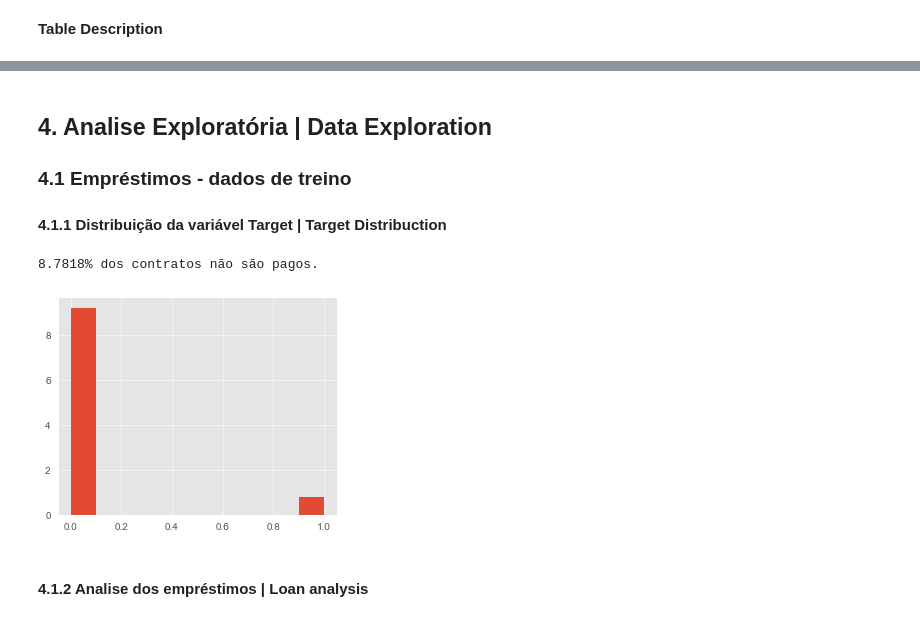
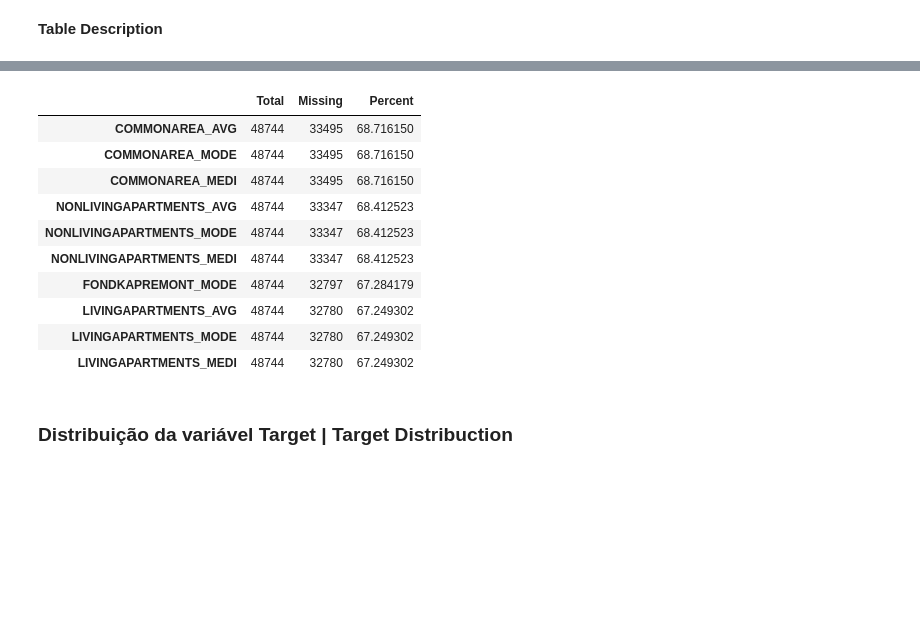
Before and after one commit to balbidatascience/kaggle-home-credit-risk, a Jupyter notebook: Kernel.ipynb, the cells around one changed output, grey strips where cells are left out. Cells and saved outputs as stored; diff of their text form; code cells hidden in the pictures; blank space fills up the shorter version.

Commit message:
analise exploratoria

```diff
--- a/Kernel.ipynb
+++ b/Kernel.ipynb
@@ -175,21 +193,17 @@ TARGET: [ 'Target variable (1 - client with payment difficulties: he/she had lat
+# %%
+# test dataset
+missing_data(test).head(10)
+# %% [output]
+|  | Total | Missing | Percent |
+| COMMONAREA_AVG | 48744 | 33495 | 68.716150 |
+| COMMONAREA_MODE | 48744 | 33495 | 68.716150 |
+| COMMONAREA_MEDI | 48744 | 33495 | 68.716150 |
+| NONLIVINGAPARTMENTS_AVG | 48744 | 33347 | 68.412523 |
+| NONLIVINGAPARTMENTS_MODE | 48744 | 33347 | 68.412523 |
+| NONLIVINGAPARTMENTS_MEDI | 48744 | 33347 | 68.412523 |
+| FONDKAPREMONT_MODE | 48744 | 32797 | 67.284179 |
+| LIVINGAPARTMENTS_AVG | 48744 | 32780 | 67.249302 |
+| LIVINGAPARTMENTS_MODE | 48744 | 32780 | 67.249302 |
+| LIVINGAPARTMENTS_MEDI | 48744 | 32780 | 67.249302 |
 # %% [markdown]
-## 4. Analise Exploratória | Data Exploration
-
-### 4.1 Empréstimos - dados de treino
-
-#### 4.1.1 Distribuição da variável Target | Target Distribuction
+### Distribuição da variável Target | Target Distribuction
-# %%
-target_dist = train['TARGET'].value_counts()
-proporcao = target_dist.iloc[1]/target_dist.iloc[0]*100
-
-print('{:.4f}% dos contratos não são pagos. \n'.format(proporcao))
-
-plt.figure(figsize=(5,4))
-plt.title = 'Distribuição normalizada - TARGET' # Todo: Pq não está aparecendo?
-plt.hist(x=train['TARGET'], normed=True)
-plt.show()
-# %% [output]
-8.7818% dos contratos não são pagos.
-[figure, removed]
-# %% [markdown]
-#### 4.1.2 Analise dos empréstimos | Loan analysis
```
Also changed, not shown: parts of 25 cells of this notebook.
